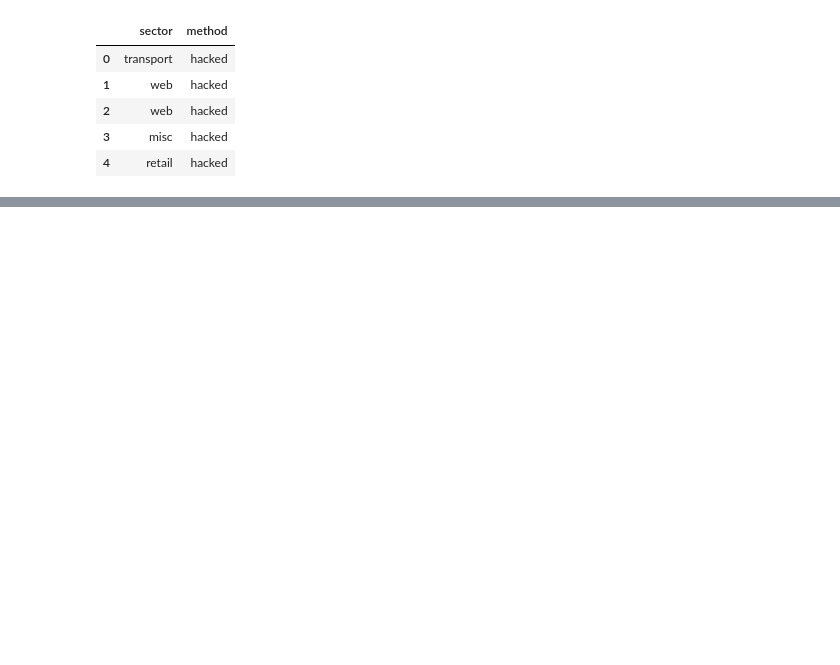
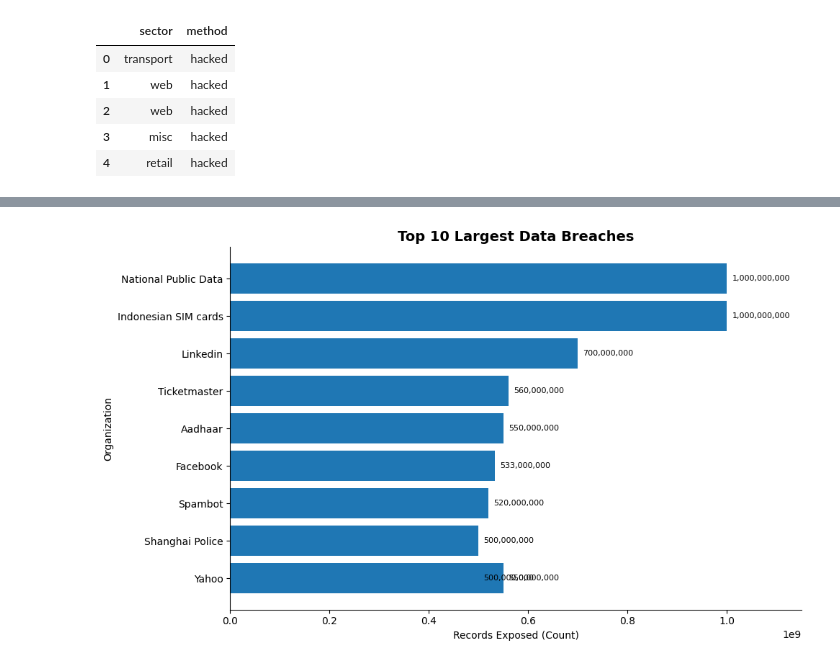
Before and after one commit to rawalnidhi/Global-Data-Breach-Analysis, a Jupyter notebook: notebooks/Global_Data_Breach_Analysis.ipynb, the cells around one changed output, grey strips where cells are left out. Saved outputs shown, nothing was run; the diff lists cells and outputs as text; code cells hidden in the pictures; blank space fills up the shorter version.

```diff
--- a/notebooks/Global_Data_Breach_Analysis.ipynb
+++ b/notebooks/Global_Data_Breach_Analysis.ipynb
@@ -132,0 +274,53 @@ df[['sector','method']].head()
+# %%
+top_breaches = (
+    df[['organisation', 'records lost']]
+      .sort_values(
+          by='records lost',
+          ascending=False
+      )
+      .head(10)
+)
+
+fig, ax = plt.subplots(figsize=(10,6))
+
+bars = ax.barh(
+    top_breaches['organisation'][::-1],
+    top_breaches['records lost'][::-1]
+)
+
+ax.set_title(
+    'Top 10 Largest Data Breaches',
+    fontsize=14,
+    fontweight='bold'
+)
+
+ax.set_xlabel('Records Exposed (Count)')
+ax.set_ylabel('Organization')
+
+ax.set_xlim(
+    0,
+    top_breaches['records lost'].max() * 1.15
+)
+
+for bar in bars:
+
+    width = bar.get_width()
+
+    ax.text(
+        width + (top_breaches['records lost'].max()*0.01),
+        bar.get_y() + bar.get_height()/2,
+        f'{width:,.0f}',
+        va='center',
+        fontsize=8
+    )
+
+ax.grid(False)
+
+ax.spines['top'].set_visible(False)
+ax.spines['right'].set_visible(False)
+
+fig.tight_layout()
+
+plt.show()
+# %% [output]
+[figure, added]
```
Also changed, not shown: parts of 24 cells of this notebook.
